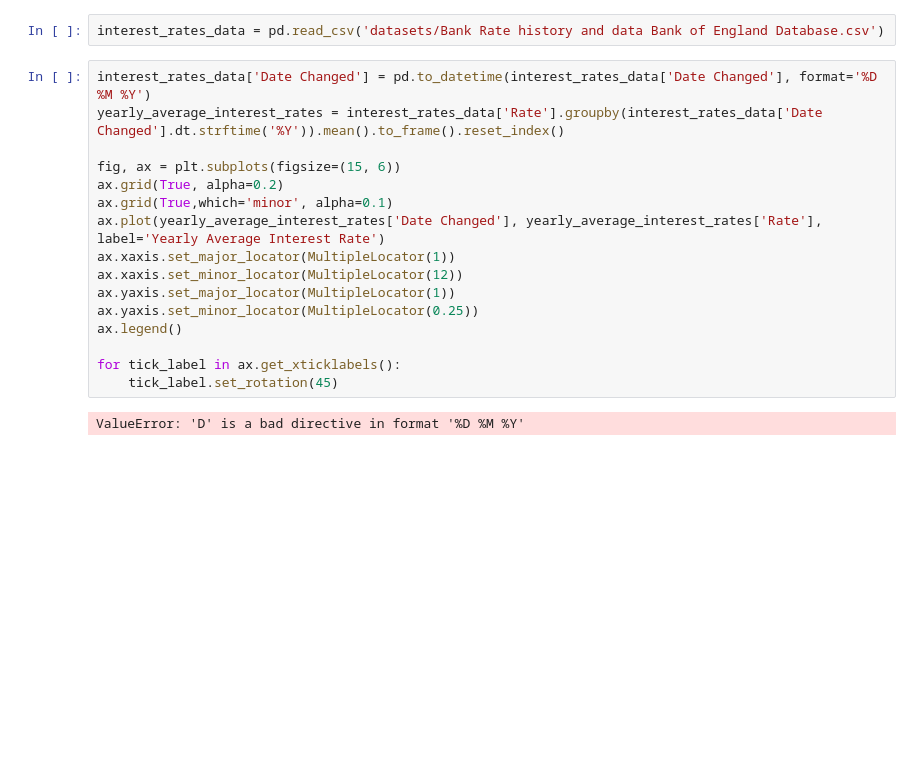
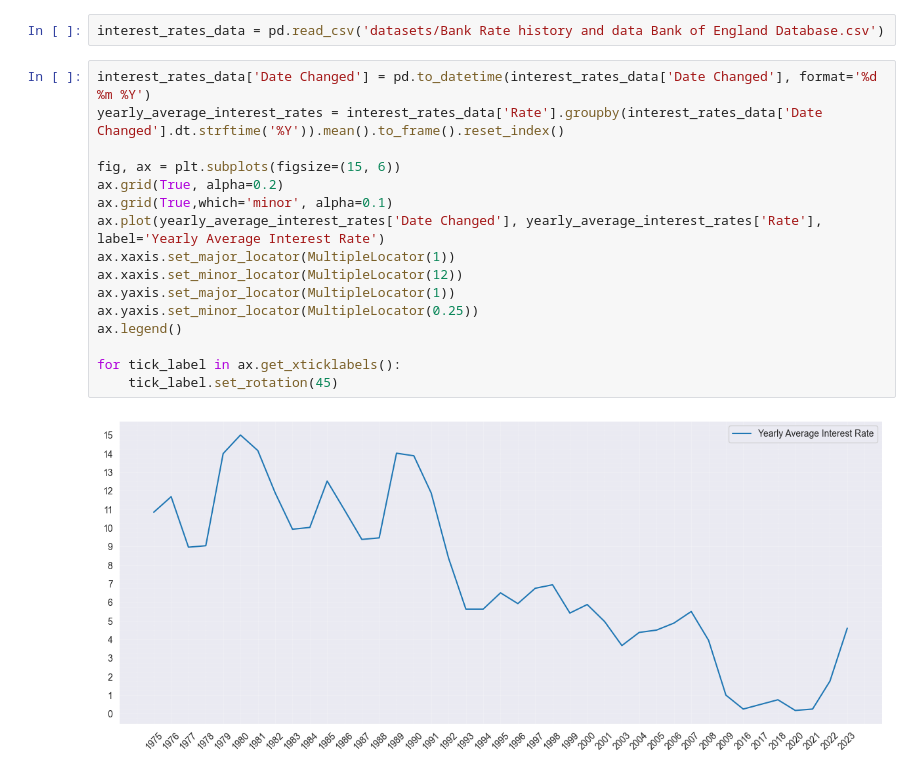
Before and after one commit to Dan-Mihaylov/Economic-Data-Analysis, a Jupyter notebook: uk_house_market_data_analysis.ipynb, the cells around one changed output. Cells and saved outputs as stored; diff of their text form; blank space fills up the shorter version.

```diff
--- a/uk_house_market_data_analysis.ipynb
+++ b/uk_house_market_data_analysis.ipynb
@@ -443,20 +458,20 @@ for axis in ax:
 # %%
 interest_rates_data = pd.read_csv('datasets/Bank Rate history and data Bank of England Database.csv')
 # %%
-interest_rates_data['Date Changed'] = pd.to_datetime(interest_rates_data['Date Changed'], format='%D %M %Y')
+interest_rates_data['Date Changed'] = pd.to_datetime(interest_rates_data['Date Changed'], format='%d %m %Y')
 yearly_average_interest_rates = interest_rates_data['Rate'].groupby(interest_rates_data['Date Changed'].dt.strftime('%Y')).mean().to_frame().reset_index()
 
 fig, ax = plt.subplots(figsize=(15, 6))
 ax.grid(True, alpha=0.2)
 ax.grid(True,which='minor', alpha=0.1)
 ax.plot(yearly_average_interest_rates['Date Changed'], yearly_average_interest_rates['Rate'], label='Yearly Average Interest Rate')
 ax.xaxis.set_major_locator(MultipleLocator(1))
 ax.xaxis.set_minor_locator(MultipleLocator(12))
 ax.yaxis.set_major_locator(MultipleLocator(1))
 ax.yaxis.set_minor_locator(MultipleLocator(0.25))
 ax.legend()
 
 for tick_label in ax.get_xticklabels():
     tick_label.set_rotation(45)
 # %% [output]
-ValueError: 'D' is a bad directive in format '%D %M %Y'
+[figure, added]
```
Also changed, not shown: parts of 5 cells of this notebook.
